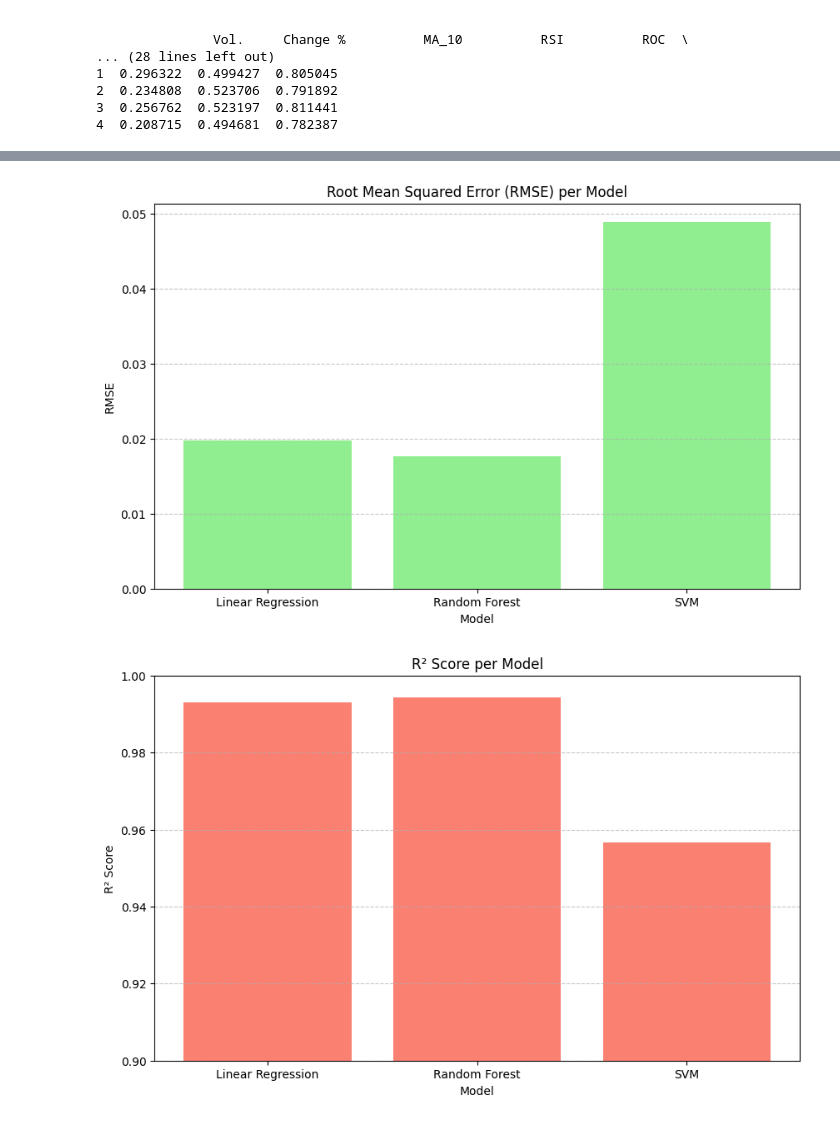
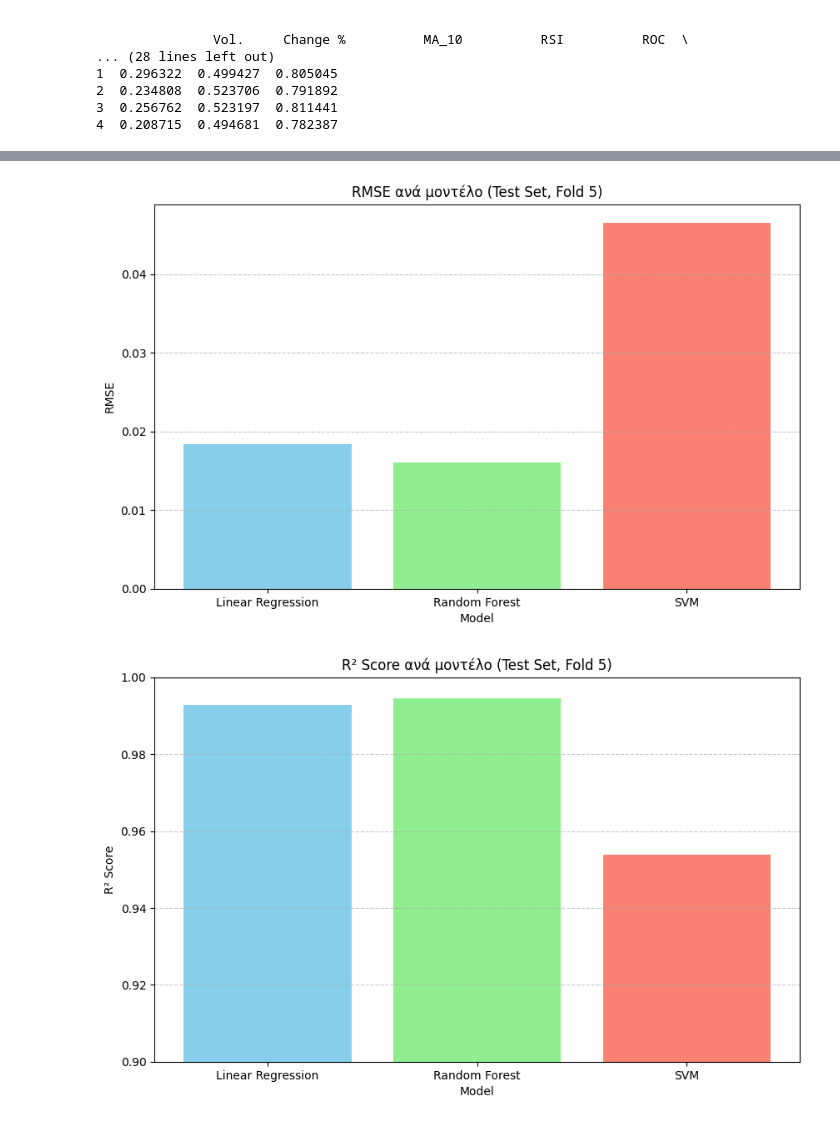
Before and after one commit to chrisaMel/Machine-Learning, a Jupyter notebook: BitCoinApallaktiki.ipynb, the cells around one changed output, grey strips where cells are left out. Saved outputs shown, nothing was run; the diff lists cells and outputs as text; code cells hidden in the pictures.

```diff
--- a/BitCoinApallaktiki.ipynb
+++ b/BitCoinApallaktiki.ipynb
@@ -633,14 +590,13 @@ for metric in metrics:
 # %%
+#Οπτικοποίηση σε μορφή bar των μετρικών ανά μοντέλο
+
 import matplotlib.pyplot as plt
-import pandas as pd
-
-# Δημιουργία DataFrame από τα αποτελέσματα
-results_df = pd.DataFrame(results)
-results_df.head()
+colors = ['skyblue','lightgreen','salmon']
 # --- Οπτικοποίηση MAE ανά μοντέλο ---
 plt.figure(figsize=(10, 6))
-plt.bar(results_df["Model"], results_df["MAE"], color='skyblue')
-plt.title("Mean Absolute Error (MAE) per Model")
+test_set_fold5 = results_df[(results_df["Training or val or test set"] == "test") & (results_df["Fold"] == 5)]
+plt.bar(test_set_fold5["Classifier Name"], test_set_fold5["MAE"], color=colors)
+plt.title("MAE ανά μοντέλο (Test Set, Fold 5)")
 plt.xlabel("Model")
 plt.ylabel("MAE")
 plt.grid(axis='y', linestyle='--', alpha=0.7)
@@ -648,8 +604,8 @@ plt.show()
 
 # --- Οπτικοποίηση RMSE ανά μοντέλο ---
 plt.figure(figsize=(10, 6))
-plt.bar(results_df["Model"], results_df["RMSE"], color='lightgreen')
-plt.title("Root Mean Squared Error (RMSE) per Model")
+plt.bar(test_set_fold5["Classifier Name"], test_set_fold5["RMSE"], color=colors)
+plt.title("RMSE ανά μοντέλο (Test Set, Fold 5)")
 plt.xlabel("Model")
 plt.ylabel("RMSE")
 plt.grid(axis='y', linestyle='--', alpha=0.7)
@@ -657,8 +613,8 @@ plt.show()
 
 # --- Οπτικοποίηση R² Score ανά μοντέλο ---
 plt.figure(figsize=(10, 6))
-plt.bar(results_df["Model"], results_df["R² Score"], color='salmon')
-plt.title("R² Score per Model")
+plt.bar(test_set_fold5["Classifier Name"], test_set_fold5["R² Score"], color=colors)
+plt.title("R² Score ανά μοντέλο (Test Set, Fold 5)")
 plt.xlabel("Model")
 plt.ylabel("R² Score")
 plt.ylim(0.9, 1.0)  # Ρύθμιση άξονα Y για καλύτερη ανάγνωση
@@ -669,2 +625,2 @@ plt.show()
-[figure, old version]
+[figure, new version]
-[figure, old version]
+[figure, new version]
```
Also changed, not shown: parts of 15 cells of this notebook.
